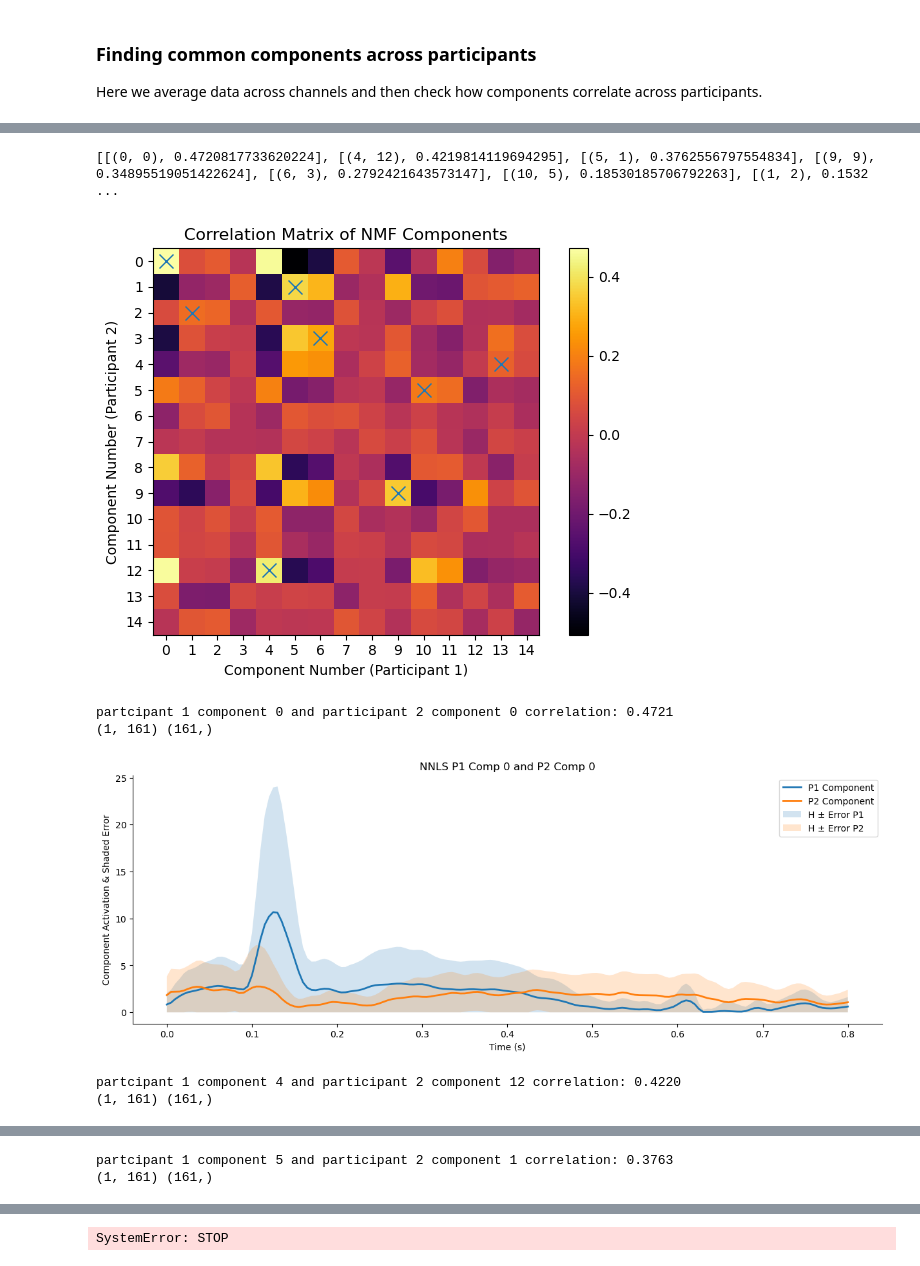
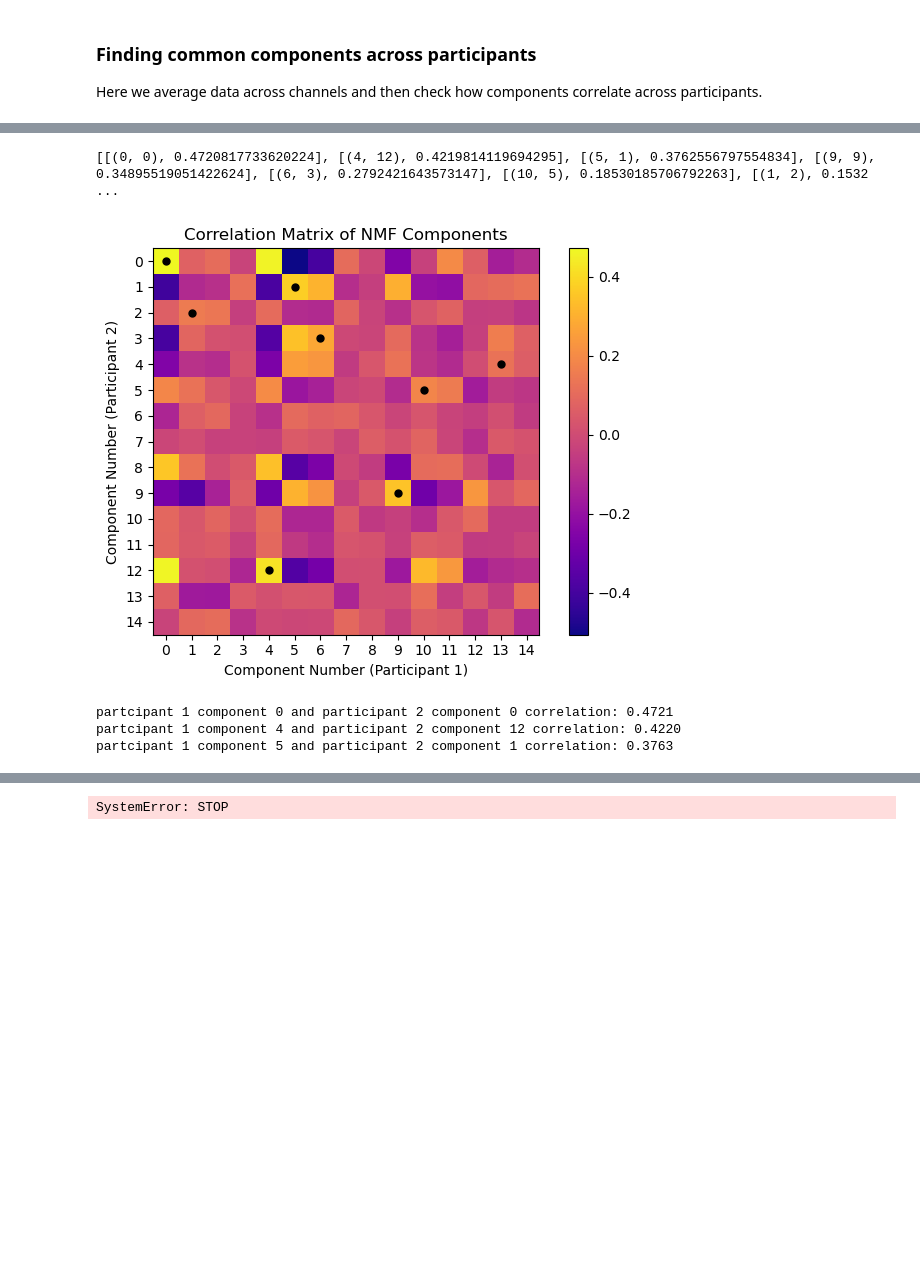
Before and after one commit to AtharvSuryawanshi/Neural-Representations-using-Things-Database, a Jupyter notebook: notebooks/NMF_meg10.ipynb, the cells around one changed output, grey strips where cells are left out. Saved outputs shown, nothing was run; the diff lists cells and outputs as text; code cells hidden in the pictures; blank space fills up the shorter version.

```diff
--- a/notebooks/NMF_meg10.ipynb
+++ b/notebooks/NMF_meg10.ipynb
@@ -1042,7 +1019,7 @@ def make_corr_mat(a, b, n):
 
 def max_corr_components(participant1, participant2):
     corr_matrix = make_corr_mat(idk.W_dict[participant1], idk.W_dict[participant2], nmf_components)
-    plt.imshow(corr_matrix.T, cmap='inferno')
+    plt.imshow(corr_matrix.T, cmap='plasma')
     plt.colorbar()
     plt.title("Correlation Matrix of NMF Components")
     plt.xlabel("Participant 1")
@@ -1077,7 +1054,7 @@ def max_corr_components(participant1, participant2):
 
 
     print([[unique_pair, corr_matrix[unique_pair[0], unique_pair[1]]] for unique_pair in unique_pairs])# Mark unique pairs in the correlation matrix
-    plt.plot([pair[0] for pair in unique_pairs], [pair[1] for pair in unique_pairs], 'x', markersize = 10)
+    plt.plot([pair[0] for pair in unique_pairs], [pair[1] for pair in unique_pairs], 'o', markersize = 5, color = 'black')
     # plt.plot([pair[1] for pair in unique_pairs], [pair[0] for pair in unique_pairs], 'ro')
     plt.xlabel(f"Component Number (Participant {participant1})")
     plt.ylabel(f"Component Number (Participant {participant2})")
@@ -1123,31 +1072,30 @@ plot_summarized_components(nnls_1[2,:,:], nnls_2[1,:,:], [0,1], title = "NNLS Re
 # %%
 p1 = 1
 p2 = 2
 
 unique_pairs, corr_matrix = max_corr_components(p1, p2)
 for pair in unique_pairs[:3]:
     print(f"partcipant {p1} component {pair[0]} and participant {p2} component {pair[1]} correlation: {corr_matrix[pair[0], pair[1]]:.4f}")
+    # plot_combined_figure_2p(nnls_all, idk, [p1, p2], [pair[0], pair[1]], image_dir)
     # print_specific_component_images(idk, p1, pair[0], images_to_show=20, rows = 2)
     # print_specific_component_images(idk, p2, pair[1], images_to_show=20, rows = 2)
-    plot_summarized_components(nnls_1[pair[0],:,:], nnls_2[pair[1],:,:], participants = [p1, p2], title = f"NNLS P{p1} Comp {pair[0]} and P{p2} Comp {pair[1]}")
+    # plot_summarized_components(nnls_1[pair[0],:,:], nnls_2[pair[1],:,:], participants = [p1, p2], title = f"NNLS P{p1} Comp {pair[0]} and P{p2} Comp {pair[1]}")
 
     # temp1 = idk.H_dict[p1].reshape(nmf_components, idk.NOS_CHANNELS_OPT, idk.NOS_TIME_POINTS)
     # temp2 = idk.H_dict[p2].reshape(nmf_components, idk.NOS_CHANNELS_OPT, idk.NOS_TIME_POINTS)
     # temp1 = temp1 - temp1.min()
     # temp2 = temp2 - temp2.min()
     # Compute the correlation matrix across all channels for each component to give 10 subplots of imshow
     # plt.figure(figsize=(15, 5))
     # plt.plot(idk.time_points_new, temp1[pair[0], 20:, :].T, alpha = 0.1)
     # plt.plot(idk.time_points_new, temp1[pair[0], 20:, :].mean(axis=0), color = 'red', lw = 2, label = f"Participant {p1} Component {pair[0]}")
     # plt.plot(idk.time_points_new, temp2[pair[1], 20:, :].T, alpha = 0.1)
     # plt.plot(idk.time_points_new, temp2[pair[1], 20:, :].mean(axis=0), color = 'blue', lw = 2, label = f"Participant {p2} Component {pair[1]}")
     # plt.show()
     # plot_summarized_components(temp1[pair[0]], temp2[pair[1]], dim = 2, title = f"H matrix NMF P{p1} Comp {pair[0]} and P{p2} Comp {pair[1]}")
 # %% [output]
 [[(0, 0), 0.4720817733620224], [(4, 12), 0.4219814119694295], [(5, 1), 0.3762556797554834], [(9, 9), 0.34895519051422624], [(6, 3), 0.2792421643573147], [(10, 5), 0.18530185706792263], [(1, 2), 0.1532 ...
-[figure, old version]
+[figure, new version]
 partcipant 1 component 0 and participant 2 component 0 correlation: 0.4721
-(1, 161) (161,)
+partcipant 1 component 4 and participant 2 component 12 correlation: 0.4220
+partcipant 1 component 5 and participant 2 component 1 correlation: 0.3763
-[figure, removed]
-partcipant 1 component 4 and participant 2 component 12 correlation: 0.4220
-(1, 161) (161,)
@@ -1155,2 +1101,0 @@ partcipant 1 component 4 and participant 2 component 12 correlation: 0.4220
-partcipant 1 component 5 and participant 2 component 1 correlation: 0.3763
-(1, 161) (161,)
```
Also changed, not shown: parts of 11 cells of this notebook.
